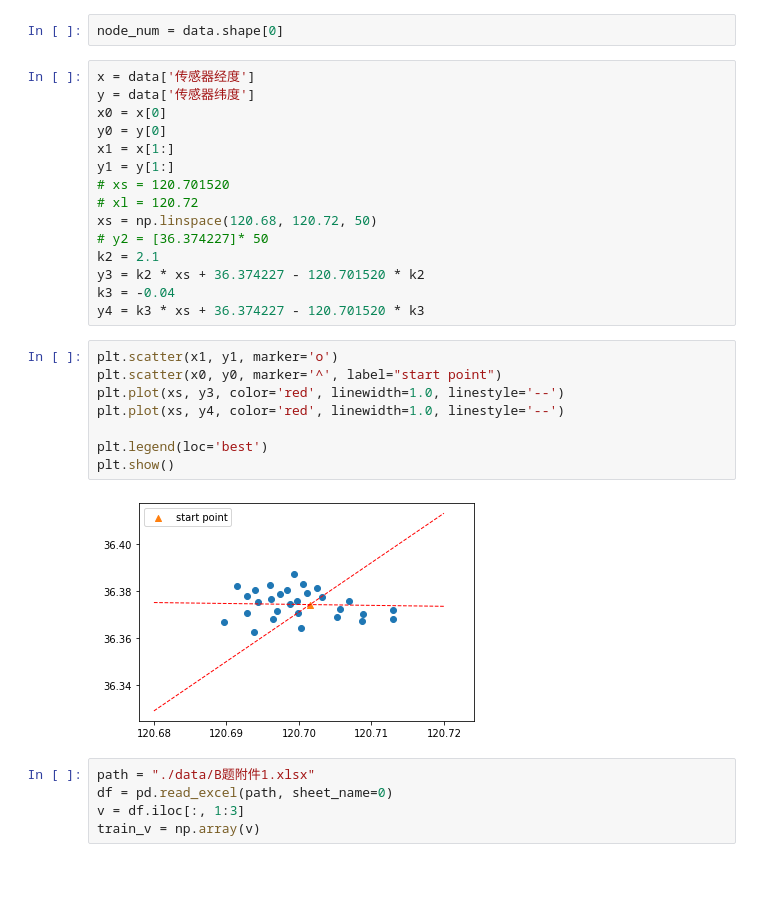
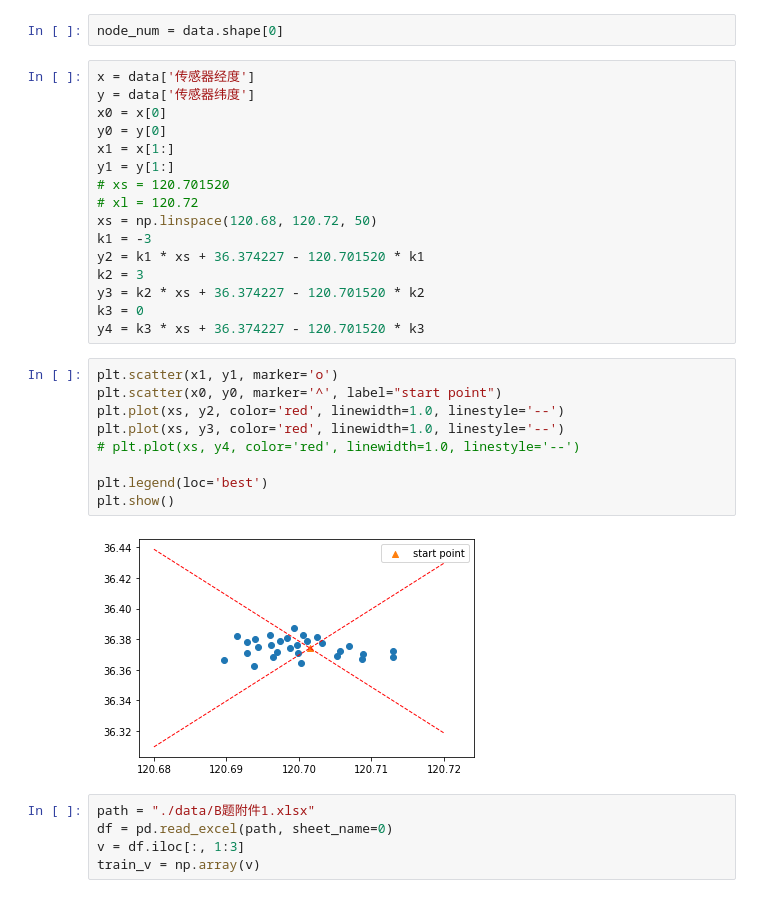
Before and after one commit to BanBuDu0/math-model, a Jupyter notebook: t1/Untitled.ipynb, the cells around one changed output. Saved outputs shown, nothing was run; the diff lists cells and outputs as text.

```diff
--- a/t1/Untitled.ipynb
+++ b/t1/Untitled.ipynb
@@ -28,21 +28,23 @@ y1 = y[1:]
 # xs = 120.701520
 # xl = 120.72
 xs = np.linspace(120.68, 120.72, 50)
-# y2 = [36.374227]* 50
-k2 = 2.1
+k1 = -3
+y2 = k1 * xs + 36.374227 - 120.701520 * k1
+k2 = 3
 y3 = k2 * xs + 36.374227 - 120.701520 * k2
-k3 = -0.04
+k3 = 0
 y4 = k3 * xs + 36.374227 - 120.701520 * k3
 # %%
 plt.scatter(x1, y1, marker='o')
 plt.scatter(x0, y0, marker='^', label="start point")
+plt.plot(xs, y2, color='red', linewidth=1.0, linestyle='--')
 plt.plot(xs, y3, color='red', linewidth=1.0, linestyle='--')
-plt.plot(xs, y4, color='red', linewidth=1.0, linestyle='--')
+# plt.plot(xs, y4, color='red', linewidth=1.0, linestyle='--')
 
 plt.legend(loc='best')
 plt.show()
 # %% [output]
-[figure, old version]
+[figure, new version]
 # %%
 path = "./data/B题附件1.xlsx"
 df = pd.read_excel(path, sheet_name=0)
```
Also changed, not shown: parts of 4 cells of this notebook, 5 other files.
